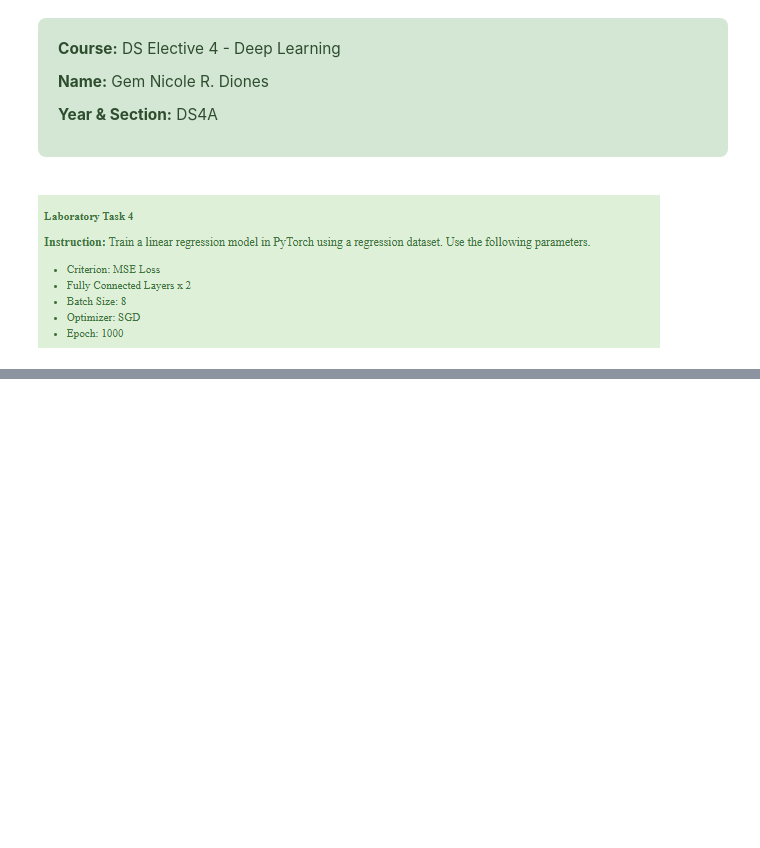
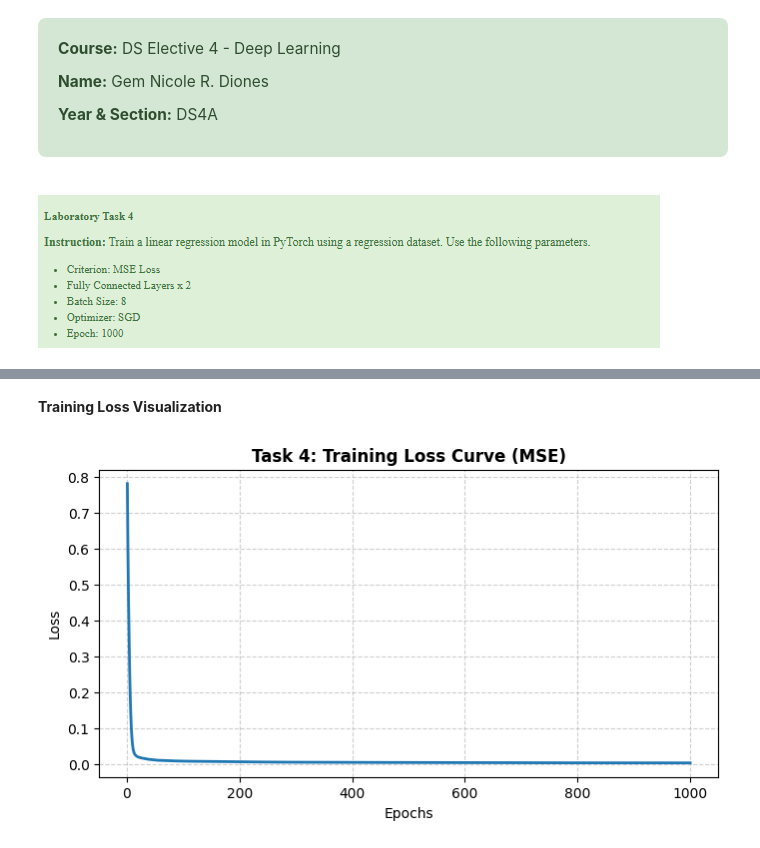
Before and after one commit to nic340/ds-portfolio, a Jupyter notebook: task4.ipynb, the cells around one changed output, grey strips where cells are left out. Saved outputs shown, nothing was run; the diff lists cells and outputs as text; code cells hidden in the pictures; blank space fills up the shorter version.

Commit message:
Update Task 4 code

```diff
--- a/task4.ipynb
+++ b/task4.ipynb
@@ -26,0 +50,25 @@
+# %%
+class RegressionNet(nn.Module):
+    """
+    Two-layer fully connected network architecture.
+    Layer 1: Input -> Hidden (Linear + ReLU)
+    Layer 2: Hidden -> Output (Linear)
+    """
+    def __init__(self, input_dim):
+        super(RegressionNet, self).__init__()
+        self.fc1 = nn.Linear(input_dim, 8)  # Layer 1
+        self.relu = nn.ReLU()
+        self.fc2 = nn.Linear(8, 1)          # Layer 2
+
+    def forward(self, x):
+        out = self.fc1(x)
+        out = self.relu(out)
+        out = self.fc2(out)
+        return out
+
+# Instantiate network
+in_features = X_tensor.shape[1]
+model = RegressionNet(input_dim=in_features)
+
+print("--- Network Architecture ---")
+print(model)
@@ -26,0 +138,14 @@
+# %% [markdown]
+**Training Loss Visualization**
+# %%
+import matplotlib.pyplot as plt
+
+plt.figure(figsize=(8, 4), dpi=100)
+plt.plot(range(1, EPOCHS + 1), loss_history, color='#1f77b4', linewidth=2)
+plt.title("Task 4: Training Loss Curve (MSE)", fontsize=12, fontweight='bold')
+plt.xlabel("Epochs")
+plt.ylabel("Loss")
+plt.grid(True, linestyle='--', alpha=0.6)
+plt.show()
+# %% [output]
+[figure, added]
```
Also changed, not shown: parts of 7 cells of this notebook.
